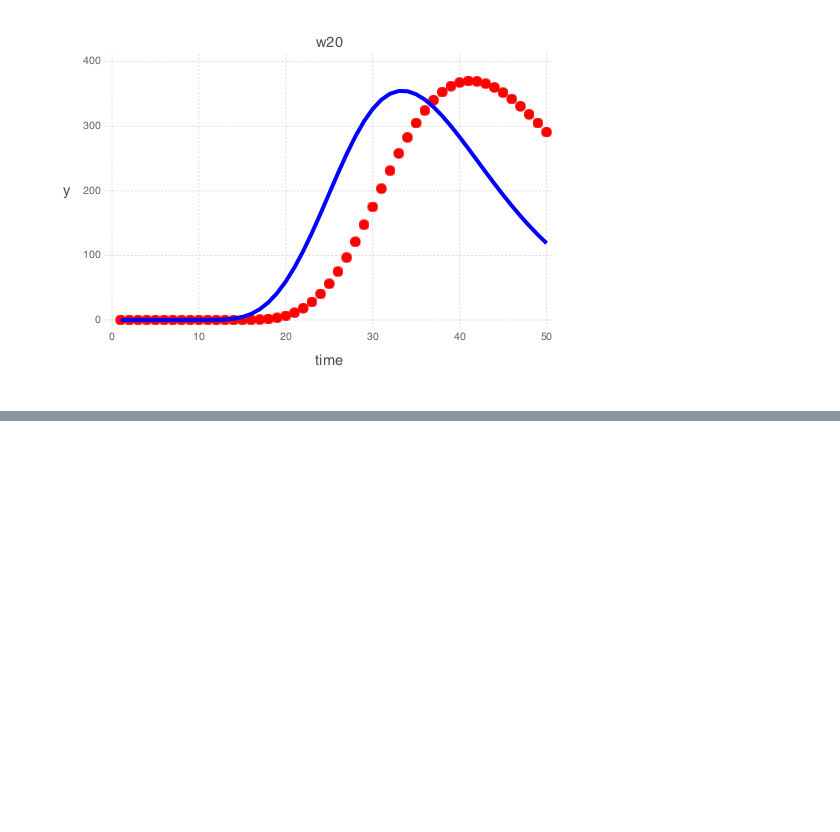
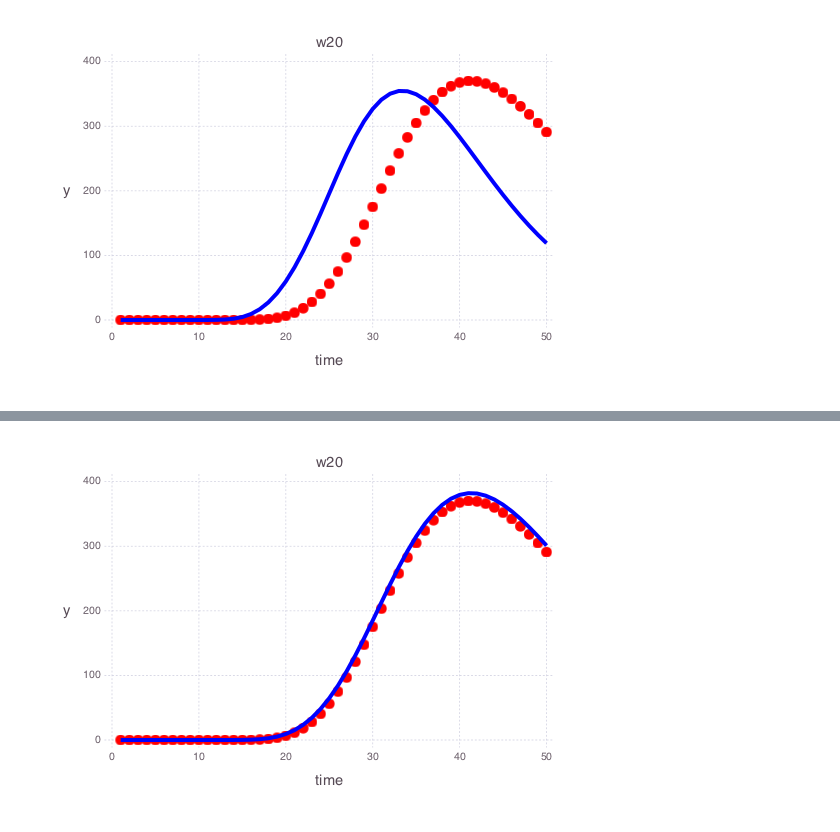
Before and after one commit to madsjulia/Mads.jl, a Jupyter notebook: notebooks/contamination.ipynb, the cells around one changed output, grey strips where cells are left out. Cells and saved outputs as stored; diff of their text form; code cells hidden in the pictures; blank space fills up the shorter version.

```diff
--- a/notebooks/contamination.ipynb
+++ b/notebooks/contamination.ipynb
@@ -49,0 +58,4 @@ Mads.plotmatches(md, r"w20", format="png")
+# %%
+Mads.plotmatches(md, calib_predictions, r"w20")
+# %% [output]
+[figure, added]
```
Also changed, not shown: parts of 7 cells of this notebook, 3 other files.
